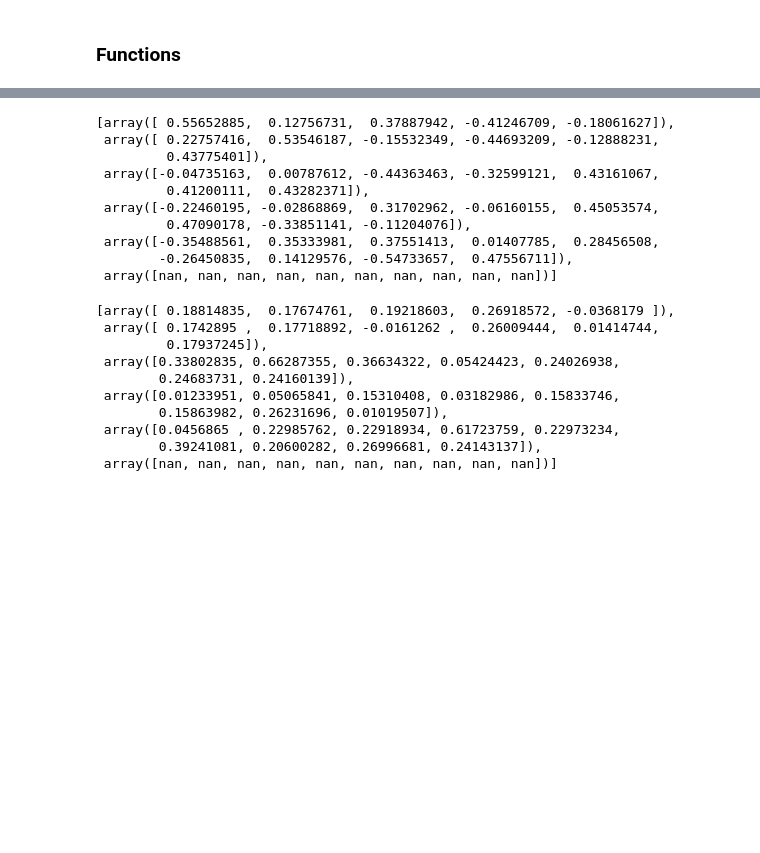
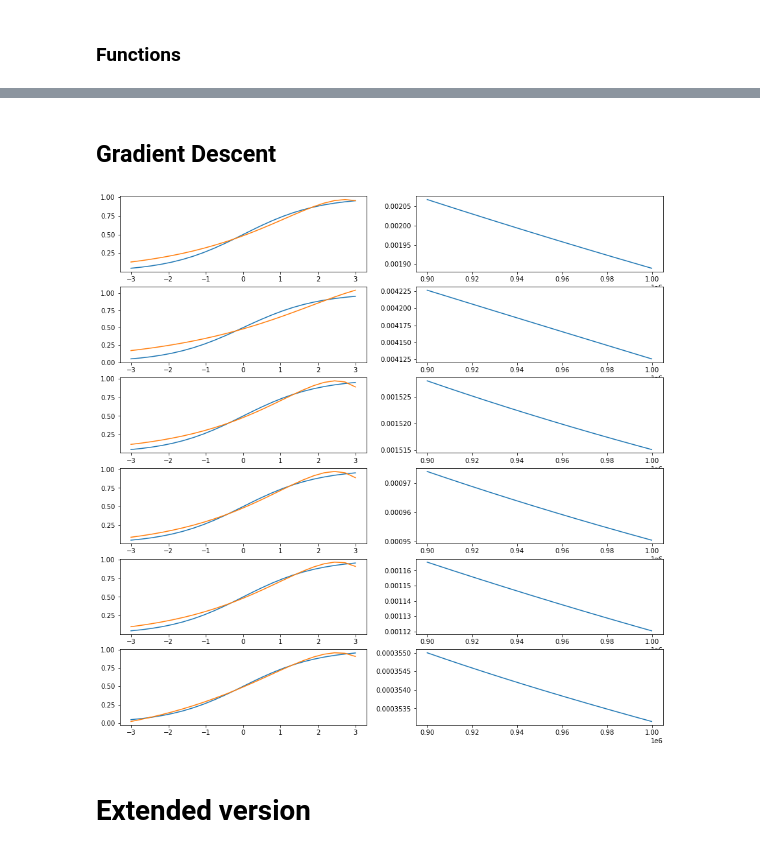
Before and after one commit to khinkafer/MO-RS-POMDP, a Jupyter notebook: Sigmoid.ipynb, the cells around one changed output, grey strips where cells are left out. Drawn from its saved outputs; the diff is of its cells as text; code cells hidden in the pictures; blank space fills up the shorter version.

```diff
--- a/Sigmoid.ipynb
+++ b/Sigmoid.ipynb
@@ -51,4 +48,0 @@ def sigmoid(z):
-# %%
-x = np.linspace(-5, 5, 1000)
-y=sigmoid(x)
-x=x.reshape(len(x),1)
@@ -102,26 +49,2 @@ for i,n in enumerate([5,6,7,8,9,10]):
-# %%
-weights
-# %% [output]
-[array([ 0.55652885,  0.12756731,  0.37887942, -0.41246709, -0.18061627]),
- array([ 0.22757416,  0.53546187, -0.15532349, -0.44693209, -0.12888231,
-         0.43775401]),
- array([-0.04735163,  0.00787612, -0.44363463, -0.32599121,  0.43161067,
-         0.41200111,  0.43282371]),
- array([-0.22460195, -0.02868869,  0.31702962, -0.06160155,  0.45053574,
-         0.47090178, -0.33851141, -0.11204076]),
- array([-0.35488561,  0.35333981,  0.37551413,  0.01407785,  0.28456508,
-        -0.26450835,  0.14129576, -0.54733657,  0.47556711]),
- array([nan, nan, nan, nan, nan, nan, nan, nan, nan, nan])]
-# %%
-vors
-# %% [output]
-[array([ 0.18814835,  0.17674761,  0.19218603,  0.26918572, -0.0368179 ]),
- array([ 0.1742895 ,  0.17718892, -0.0161262 ,  0.26009444,  0.01414744,
-         0.17937245]),
- array([0.33802835, 0.66287355, 0.36634322, 0.05424423, 0.24026938,
-        0.24683731, 0.24160139]),
- array([0.01233951, 0.05065841, 0.15310408, 0.03182986, 0.15833746,
-        0.15863982, 0.26231696, 0.01019507]),
- array([0.0456865 , 0.22985762, 0.22918934, 0.61723759, 0.22973234,
-        0.39241081, 0.20600282, 0.26996681, 0.24143137]),
- array([nan, nan, nan, nan, nan, nan, nan, nan, nan, nan])]
+# %% [markdown]
+## Gradient Descent
@@ -127,0 +71,37 @@ vors
+# %%
+#x = np.linspace(-3, 3, 100)
+b=3
+n=40
+
+p1=np.linspace(-b,-0.5,int(n/4))
+p2=np.linspace(-0.5,0.5,int(n/2))
+p3=np.linspace(0.5,b,int(n/4))
+x=np.hstack([p1,p2,p3])
+
+y=sigmoid(x)
+x=x.reshape(len(x),1)
+max_iteration=1000000
+
+weights=[]
+vors=[]
+losses=[]
+fig, ax=plt.subplots(6,2,figsize=(15,15))
+for i,n in enumerate([5,6,7,8,9,10]):
+    w,v,l=gradient_descent(num_of_exps=n, max_iteration=max_iteration, step_coeff=1e-5)
+    weights.append(w.reshape(-1))
+    vors.append(v.reshape(-1))
+    losses.append(l)
+
+    x2=x.reshape(-1)
+    y_hat=utility(x2,weights[i],vors[i])
+
+    ax[i][0].plot(x2,y)
+    ax[i][0].plot(x2,y_hat)
+
+    iteration=np.arange(0,max_iteration,100)
+    ls=np.array(losses[i])[iteration]
+    ax[i][1].plot(iteration[-1000:-1],ls[-1000:-1])
+# %% [output]
+[figure, added]
+# %% [markdown]
+# Extended version
```
Also changed, not shown: parts of 10 cells of this notebook.
